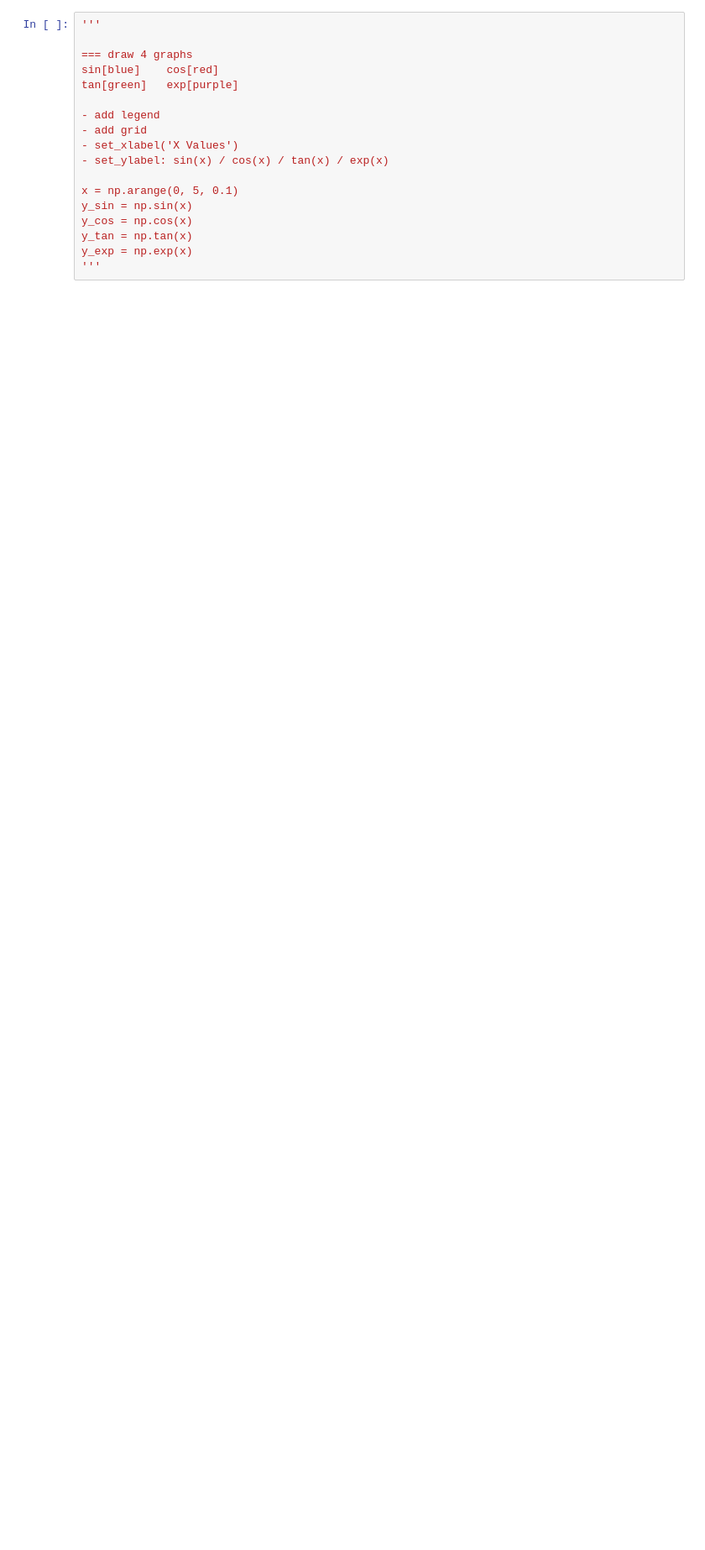
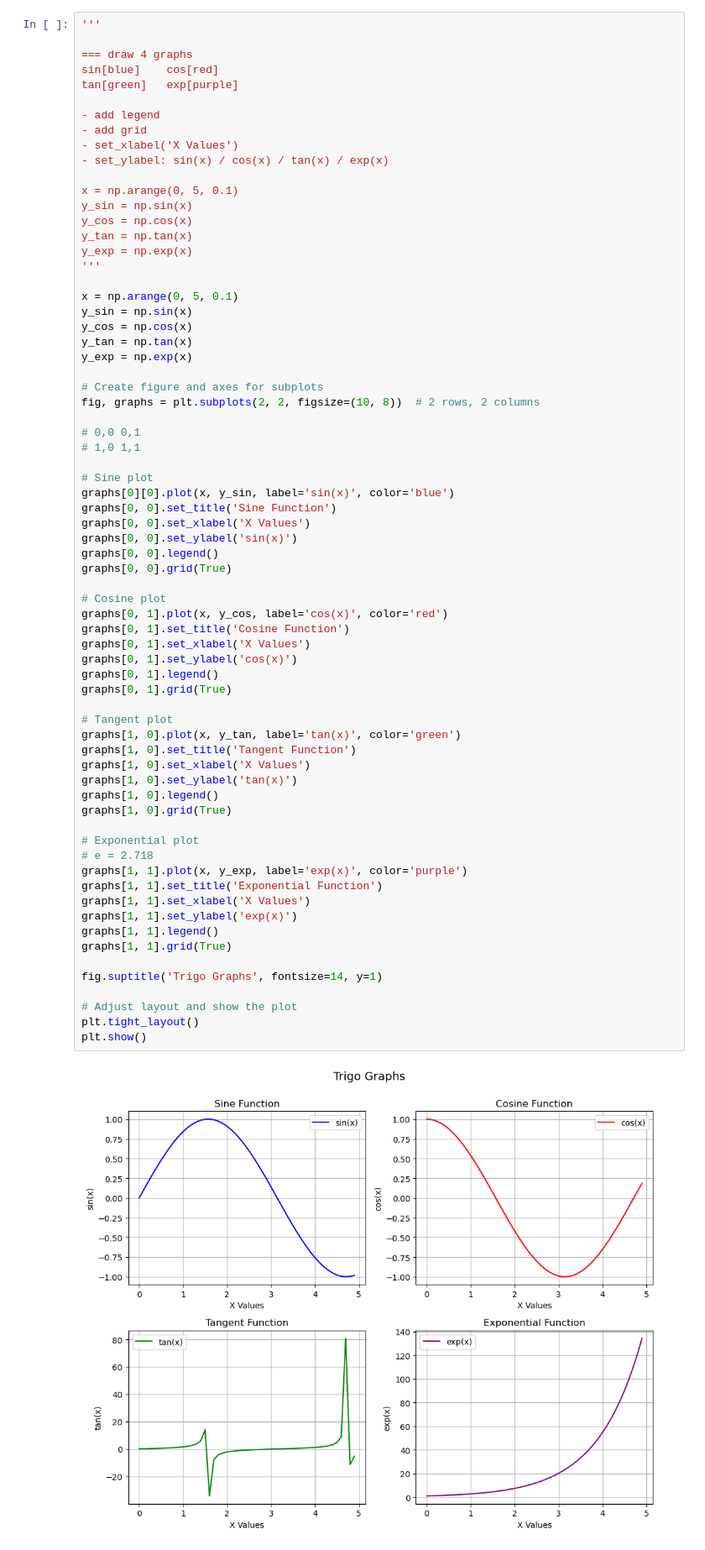
Before and after one commit to pythonai200425/29.09.2025, a Jupyter notebook: matplotlib_290925.ipynb, the cells around one changed output. Shown at 84% size. Cells and saved outputs as stored; diff of their text form; blank space fills up the shorter version.

```diff
--- a/matplotlib_290925.ipynb
+++ b/matplotlib_290925.ipynb
@@ -201,18 +201,71 @@ plt.show()
 # %%
 '''
 
 === draw 4 graphs
 sin[blue]    cos[red]
 tan[green]   exp[purple]
 
 - add legend
 - add grid
 - set_xlabel('X Values')
 - set_ylabel: sin(x) / cos(x) / tan(x) / exp(x)
 
 x = np.arange(0, 5, 0.1)
 y_sin = np.sin(x)
 y_cos = np.cos(x)
 y_tan = np.tan(x)
 y_exp = np.exp(x)
 '''
+
+x = np.arange(0, 5, 0.1)
+y_sin = np.sin(x)
+y_cos = np.cos(x)
+y_tan = np.tan(x)
+y_exp = np.exp(x)
+
+# Create figure and axes for subplots
+fig, graphs = plt.subplots(2, 2, figsize=(10, 8))  # 2 rows, 2 columns
+
+# 0,0 0,1
+# 1,0 1,1
+
+# Sine plot
+graphs[0][0].plot(x, y_sin, label='sin(x)', color='blue')
+graphs[0, 0].set_title('Sine Function')
+graphs[0, 0].set_xlabel('X Values')
+graphs[0, 0].set_ylabel('sin(x)')
+graphs[0, 0].legend()
+graphs[0, 0].grid(True)
+
+# Cosine plot
+graphs[0, 1].plot(x, y_cos, label='cos(x)', color='red')
+graphs[0, 1].set_title('Cosine Function')
+graphs[0, 1].set_xlabel('X Values')
+graphs[0, 1].set_ylabel('cos(x)')
+graphs[0, 1].legend()
+graphs[0, 1].grid(True)
+
+# Tangent plot
+graphs[1, 0].plot(x, y_tan, label='tan(x)', color='green')
+graphs[1, 0].set_title('Tangent Function')
+graphs[1, 0].set_xlabel('X Values')
+graphs[1, 0].set_ylabel('tan(x)')
+graphs[1, 0].legend()
+graphs[1, 0].grid(True)
+
+# Exponential plot
+# e = 2.718
+graphs[1, 1].plot(x, y_exp, label='exp(x)', color='purple')
+graphs[1, 1].set_title('Exponential Function')
+graphs[1, 1].set_xlabel('X Values')
+graphs[1, 1].set_ylabel('exp(x)')
+graphs[1, 1].legend()
+graphs[1, 1].grid(True)
+
+fig.suptitle('Trigo Graphs', fontsize=14, y=1)
+
+# Adjust layout and show the plot
+plt.tight_layout()
+plt.show()
+# %% [output]
+[figure, added]
```
Also changed, not shown: parts of 2 cells of this notebook.
